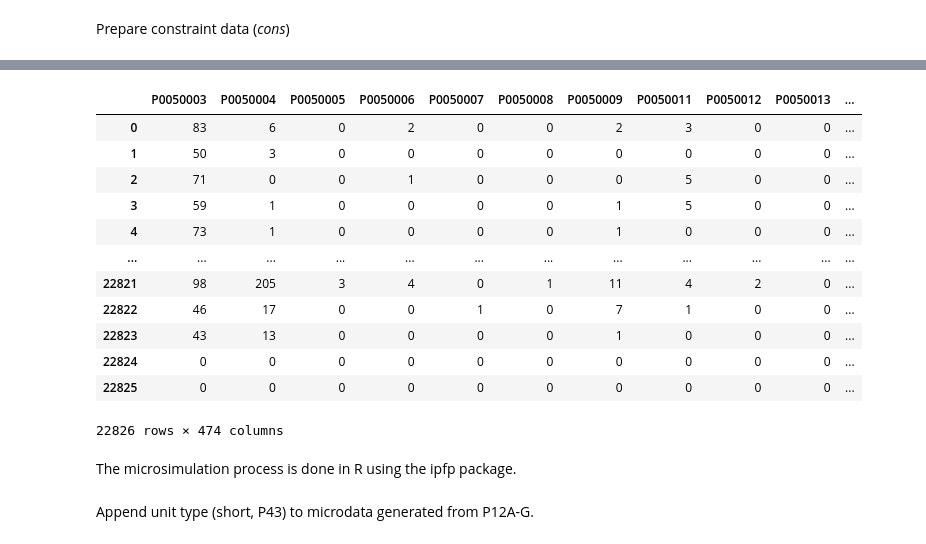
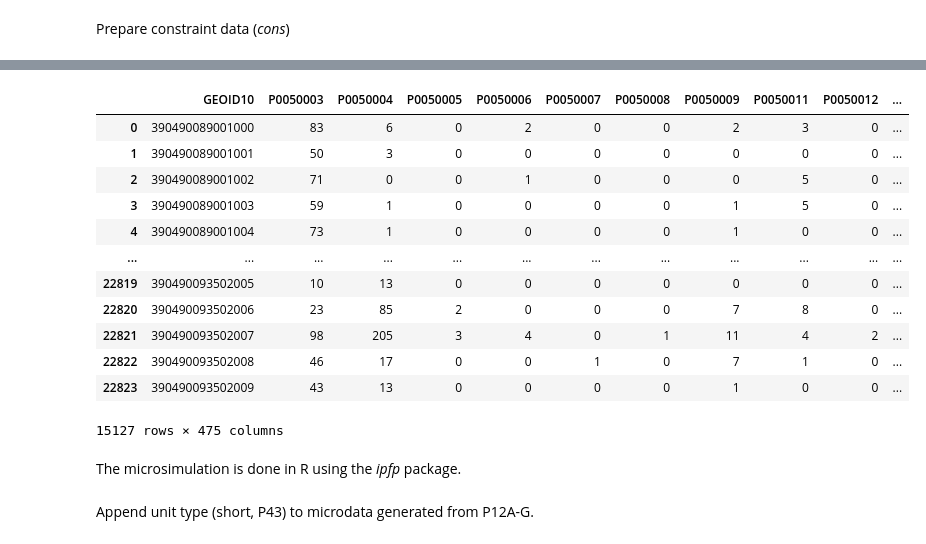
Before and after one commit to linyuehzzz/tda-eval, a Jupyter notebook: franklin_microsim.ipynb, the cells around one changed output, grey strips where cells are left out. Drawn from its saved outputs; the diff is of its cells as text; code cells hidden in the pictures.

```diff
--- a/franklin_microsim.ipynb
+++ b/franklin_microsim.ipynb
@@ -356,7 +341,7 @@ data_pums
 | 52850 | 3904106 | 2 | 2 | 61 | 1 | 20 | 2 | 2 | 2 | 2 | 16 | ... |
 52851 rows × 13 columns
 # %%
-## create ind file
+## create ind file for each PUMA
 %cd "/content/gdrive/My Drive/Colab Notebooks/census_privacy"
 import pandas as pd
 
@@ -373,7 +358,7 @@ p12F_col = ["P012F0%s" % '{number:0{width}d}'.format(width=2, number=x) for x in
 p12G_col = ["P012G0%s" % '{number:0{width}d}'.format(width=2, number=x) for x in range(1, 50)]
 p43_col = ["P0430004", "P0430009", "P0430014", "P0430019", "P0430024", "P0430029", "P0430035", "P0430040", "P0430045", "P0430050",
            "P0430055", "P0430060"]
-column_names = []
+column_names = ["PUMAID"]
 column_names.extend(p5_col + p8_col + p9_col + p12A_col + p12B_col + p12C_col + p12D_col + p12E_col + p12F_col + p12G_col + p43_col)
 unwanted_col = ["P0050001", "P0050002", "P0050010", "P0080001", "P0080002", "P0080009", "P0080010", "P0080026", "P0080047", "P0080063",
                 "P0080070", "P0090001", "P0090002", "P0090003", "P0090004", "P0090011", "P0090012", "P0090028", "P0090049", "P0090065",
@@ -382,6 +367,7 @@ unwanted_col = ["P0050001", "P0050002", "P0050010", "P0080001", "P0080002", "P00
                 "P012G002", "P012G026"]
 column_names = [ele for ele in column_names if ele not in unwanted_col]
 ind = pd.DataFrame(0, columns = column_names, index=data_pums.index)
+ind["PUMAID"] = data_pums["PUMAID"]
 
 ## re-categorize ind
 for index, row in data_pums.iterrows():
@@ -487,7 +473,14 @@ for index, row in data_pums.iterrows():
     elif row["SEX"] == 2 and row["AGES"] == 3 and row["RELSHIPP2"] == 3:
         ind.iloc[index]["P0430060"] = 1
 
-ind.to_csv("franklin/microdata/franklin_ind.csv", index=False)
-ind
+for puma in ind["PUMAID"].unique():
+    ind_subset = ind[ind["PUMAID"] == puma]
+    ind_subset = ind_subset.drop(columns=["PUMAID"])
+    ind_subset.to_csv("franklin/microdata/ipf/franklin_ind_" + str(puma) + ".csv", index=False)
+    print(puma, ind_subset.shape)
+
+ind_all = ind.drop(columns=["PUMAID"])
+ind_all.to_csv("franklin/microdata/ipf/franklin_ind.csv", index=False)
+ind_all
 # %% [output]
 /content/gdrive/My Drive/Colab Notebooks/census_privacy
@@ -569,7 +573,7 @@ data_p12F = data_p12F.drop(columns=["FILEID", "STUSAB", "SUMLEV", "LOGRECNO", "R
 ## P12G: SEX BY AGE (TWO OR MORE RACES)
 filename_p12G = 'franklin/sf1/franklin_P12G.csv'
 data_p12G = pd.read_csv(filename_p12G)
-data_p12G = data_p12G.drop(columns=["FILEID", "STUSAB", "SUMLEV", "LOGRECNO", "REGION", "DIVISION", "STATE", "COUNTY",
+data_p12G1 = data_p12G.drop(columns=["FILEID", "STUSAB", "SUMLEV", "LOGRECNO", "REGION", "DIVISION", "STATE", "COUNTY",
                                     "TRACT", "BLOCK", "GEOID10", "P012G001", "P012G002", "P012G026"])
 
 ## P43: GROUP QUARTERS POPULATION BY SEX BY AGE BY GROUP QUARTERS TYPE
@@ -578,10 +582,35 @@ data_p43 = pd.read_csv(filename_p43)
 data_p43 = data_p43[["P0430004", "P0430009", "P0430014", "P0430019", "P0430024", "P0430029", "P0430035", "P0430040",
                       "P0430045", "P0430050", "P0430055", "P0430060"]]
 
-cons = pd.concat([data_p5, data_p8, data_p9, data_p12A, data_p12B, data_p12C, data_p12D, data_p12E, data_p12F, data_p12G, data_p43],
+cons = pd.concat([data_p5, data_p8, data_p9, data_p12A, data_p12B, data_p12C, data_p12D, data_p12E, data_p12F, data_p12G1, data_p43],
                  axis=1, join='inner')
 
-ind.to_csv("franklin/microdata/franklin_cons.csv", index=False)
-cons
+## drop all blocks with zero-population
+cons = cons[(cons.T != 0).any()]
+cons["GEOID10"] = data_p12G["GEOID10"]
+
+## link GEOID10 to PUMA
+cons["PUMAID"] = 0
+filename_link = 'franklin/pums/block_pums10.csv'
+data_link = pd.read_csv(filename_link)
+ids = cons["GEOID10"]
+for GEOID10 in ids:
+    puma = data_link[data_link["GEOID10"] == GEOID10]["PUMA"].iloc[0]
+    cons.loc[cons["GEOID10"] == GEOID10, "PUMAID"] = puma
+
+# shift column "GEOID10" to first position
+first_column = cons.pop("GEOID10")
+# insert column using insert(position,column_name,first_column) function
+cons.insert(0, "GEOID10", first_column)
+
+for puma in cons["PUMAID"].unique():
+    cons_subset = cons[cons["PUMAID"] == puma]
+    cons_subset = cons_subset.drop(columns=["PUMAID"])
+    cons_subset.to_csv("franklin/microdata/ipf/franklin_cons_" + str(puma) + ".csv", index=False)
+    print(puma, cons_subset.shape)
+
+cons_all = cons.drop(columns=["PUMAID"])
+cons_all.to_csv("franklin/microdata/ipf/franklin_cons.csv", index=False)
+cons_all
 # %% [output]
 /content/gdrive/My Drive/Colab Notebooks/census_privacy
@@ -588,18 +628,18 @@ cons
-|  | P0050003 | P0050004 | P0050005 | P0050006 | P0050007 | P0050008 | P0050009 | P0050011 | P0050012 | P0050013 | ... |
-| 0 | 83 | 6 | 0 | 2 | 0 | 0 | 2 | 3 | 0 | 0 | ... |
-| 1 | 50 | 3 | 0 | 0 | 0 | 0 | 0 | 0 | 0 | 0 | ... |
-| 2 | 71 | 0 | 0 | 1 | 0 | 0 | 0 | 5 | 0 | 0 | ... |
-| 3 | 59 | 1 | 0 | 0 | 0 | 0 | 1 | 5 | 0 | 0 | ... |
-| 4 | 73 | 1 | 0 | 0 | 0 | 0 | 1 | 0 | 0 | 0 | ... |
+|  | GEOID10 | P0050003 | P0050004 | P0050005 | P0050006 | P0050007 | P0050008 | P0050009 | P0050011 | P0050012 | ... |
+| 0 | 390490089001000 | 83 | 6 | 0 | 2 | 0 | 0 | 2 | 3 | 0 | ... |
+| 1 | 390490089001001 | 50 | 3 | 0 | 0 | 0 | 0 | 0 | 0 | 0 | ... |
+| 2 | 390490089001002 | 71 | 0 | 0 | 1 | 0 | 0 | 0 | 5 | 0 | ... |
+| 3 | 390490089001003 | 59 | 1 | 0 | 0 | 0 | 0 | 1 | 5 | 0 | ... |
+| 4 | 390490089001004 | 73 | 1 | 0 | 0 | 0 | 0 | 1 | 0 | 0 | ... |
 | ... | ... | ... | ... | ... | ... | ... | ... | ... | ... | ... | ... |
-| 22821 | 98 | 205 | 3 | 4 | 0 | 1 | 11 | 4 | 2 | 0 | ... |
-| 22822 | 46 | 17 | 0 | 0 | 1 | 0 | 7 | 1 | 0 | 0 | ... |
-| 22823 | 43 | 13 | 0 | 0 | 0 | 0 | 1 | 0 | 0 | 0 | ... |
-| 22824 | 0 | 0 | 0 | 0 | 0 | 0 | 0 | 0 | 0 | 0 | ... |
-| 22825 | 0 | 0 | 0 | 0 | 0 | 0 | 0 | 0 | 0 | 0 | ... |
+| 22819 | 390490093502005 | 10 | 13 | 0 | 0 | 0 | 0 | 0 | 0 | 0 | ... |
+| 22820 | 390490093502006 | 23 | 85 | 2 | 0 | 0 | 0 | 7 | 8 | 0 | ... |
+| 22821 | 390490093502007 | 98 | 205 | 3 | 4 | 0 | 1 | 11 | 4 | 2 | ... |
+| 22822 | 390490093502008 | 46 | 17 | 0 | 0 | 1 | 0 | 7 | 1 | 0 | ... |
+| 22823 | 390490093502009 | 43 | 13 | 0 | 0 | 0 | 0 | 1 | 0 | 0 | ... |
-22826 rows × 474 columns
+15127 rows × 475 columns
 # %% [markdown]
-The microsimulation process is done in R using the ipfp package.
+The microsimulation is done in R using the *ipfp* package.
 # %% [markdown]
 Append unit type (short, P43) to microdata generated from P12A-G.
 # %%
```
Also changed, not shown: parts of 4 cells of this notebook.
